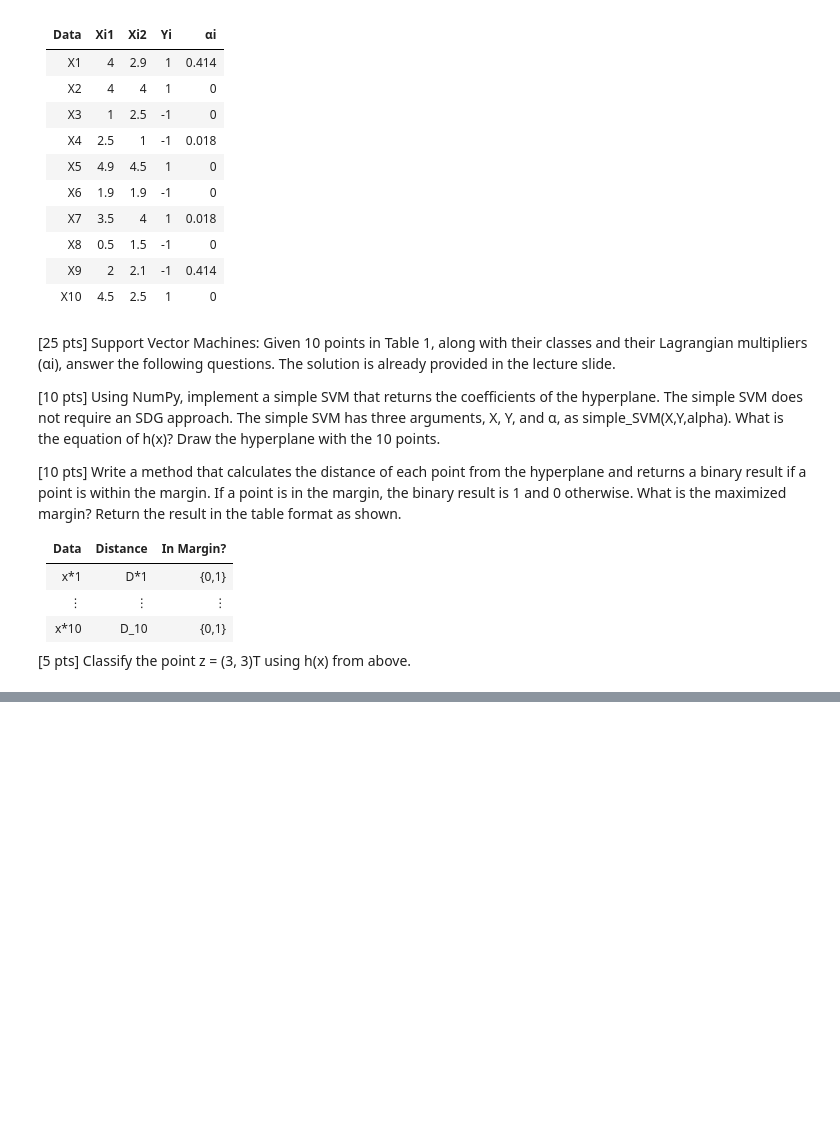
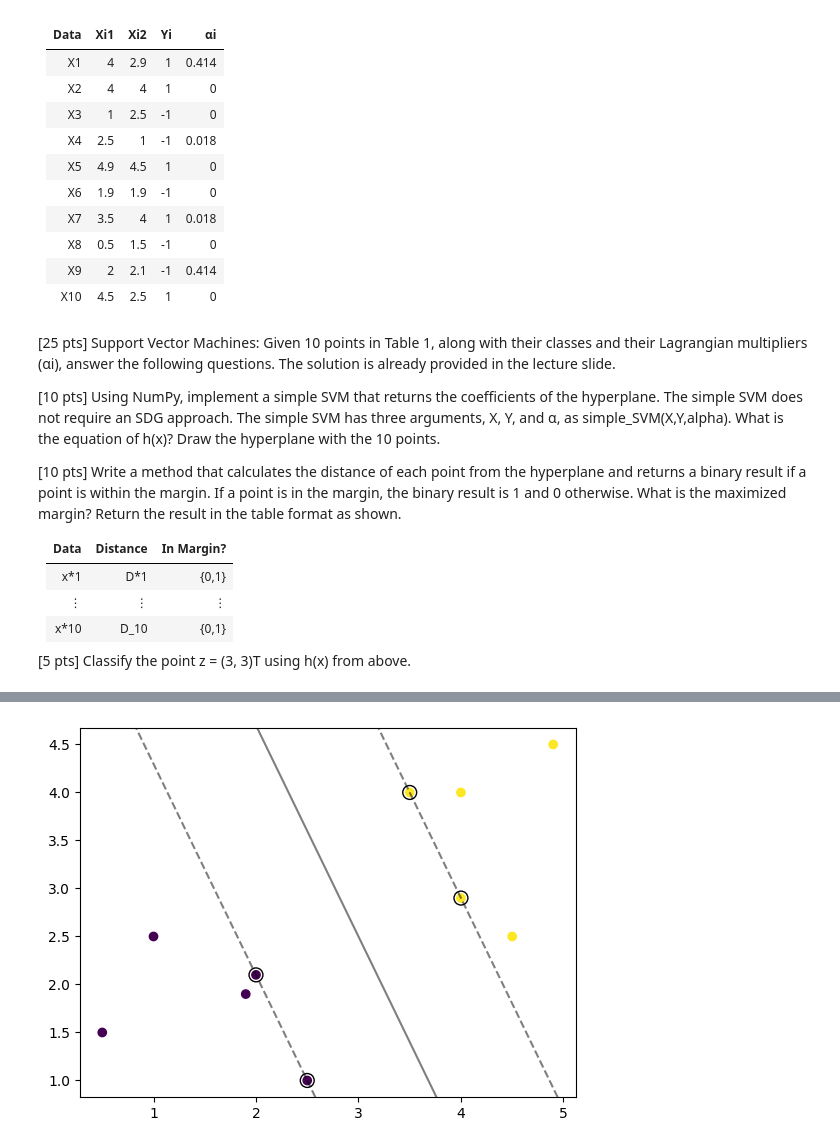
Before and after one commit to sanjeet-jain/cs-559, a Jupyter notebook: CS559_S23_HW3/HW3/HW3-Sanjeet_Vinod_jain.ipynb, the cells around one changed output, grey strips where cells are left out. Drawn from its saved outputs; the diff is of its cells as text; code cells hidden in the pictures; blank space fills up the shorter version.

```diff
--- a/CS559_S23_HW3/HW3/HW3-Sanjeet_Vinod_jain.ipynb
+++ b/CS559_S23_HW3/HW3/HW3-Sanjeet_Vinod_jain.ipynb
@@ -122,7 +123,8 @@ print("X: \n", X)
 y = np.array([1, 1, -1, -1, 1, -1, 1, -1, -1, 1])
 print("y: \n", y)
 
-alphaLagrange = np.array([0.414, 0, 0, 0.018, 0, 0, 0.018, 0, 0.414, 0])
+alpha = np.array([0.414, 0, 0, 0.018, 0, 0, 0.018, 0, 0.414, 0])
+print("alphaLagrange: \n",alpha)
 # %% [output]
 X:
  [[4.  2.9]
@@ -162,0 +144,16 @@ svm_model.fit(X,y)
+# %%
+# Run simple SVM
+simple_SVM = SVM()
+simple_SVM.fit(X, y, alpha)
+
+# Print the coefficients of the hyperplane
+print("Coefficients of the hyperplane:")
+print("w =", simple_SVM.w)
+print("b =", simple_SVM.b)
+print("max margin =",simple_SVM.margin)
+test = np.array([[3,3]])
+result = simple_SVM.predict(test)
+print(f'{test} belongs to class {result}')
+print(simple_SVM.supportVectors )
+margin_table = simple_SVM.margin_table()
+print(margin_table)
@@ -162,0 +199,49 @@ svm_model.fit(X,y)
+# %%
+from sklearn.svm import SVC
+
+# Fit the SVM model
+clf = SVC(kernel='linear', C=1)
+clf.fit(X, y, sample_weight=alpha)
+
+# Get the coefficients of the hyperplane
+w = clf.coef_[0]
+b = clf.intercept_
+
+# Print the equation of the hyperplane
+print("h(x) = ", w[0], "* x1 + ", w[1], "* x2 + ", b[0])
+print(clf.support_vectors_)
+# Calculate distances from hyperplane and whether they are within margin
+distances = np.abs(clf.decision_function(X)) / np.linalg.norm(clf.coef_)
+margin = 1 / np.linalg.norm(clf.coef_)
+in_margin = (distances <= margin).astype(int)
+
+# Create table
+table = pd.DataFrame({
+    "Data": [f"x_{i+1}" for i in range(len(X))],
+    "Distance": distances,
+    "In Margin?": in_margin
+})
+print(margin)
+print(table)
+# Plot the hyperplane with the 10 points
+import matplotlib.pyplot as plt
+import numpy as np
+
+# Plot the data points
+fig, ax = plt.subplots()
+ax.scatter(np.array(X)[:, 0], np.array(X)[:, 1], c=y)
+
+# Plot the hyperplane
+xlim = ax.get_xlim()
+ylim = ax.get_ylim()
+xx = np.linspace(xlim[0], xlim[1], 10)
+yy = np.linspace(ylim[0], ylim[1], 10)
+YY, XX = np.meshgrid(yy, xx)
+xy = np.vstack([XX.ravel(), YY.ravel()]).T
+Z = clf.decision_function(xy).reshape(XX.shape)
+ax.contour(XX, YY, Z, colors='k', levels=[-1, 0, 1], alpha=0.5,
+           linestyles=['--', '-', '--'])
+ax.scatter(clf.support_vectors_[:, 0], clf.support_vectors_[:, 1], s=100,
+           linewidth=1, facecolors='none', edgecolors='k')
+plt.show()
+# %% [output]
@@ -162,0 +265 @@ svm_model.fit(X,y)
+[figure, added]
```
Also changed, not shown: parts of 10 cells of this notebook.
